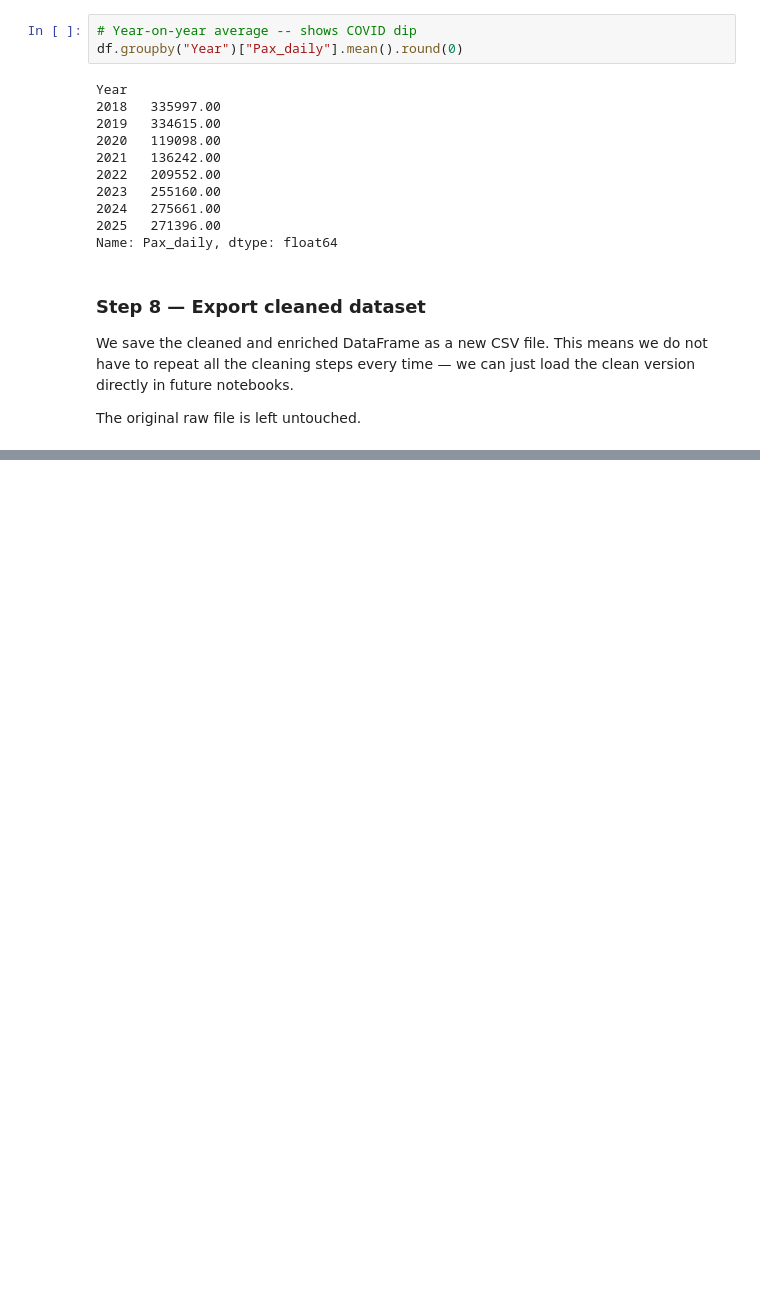
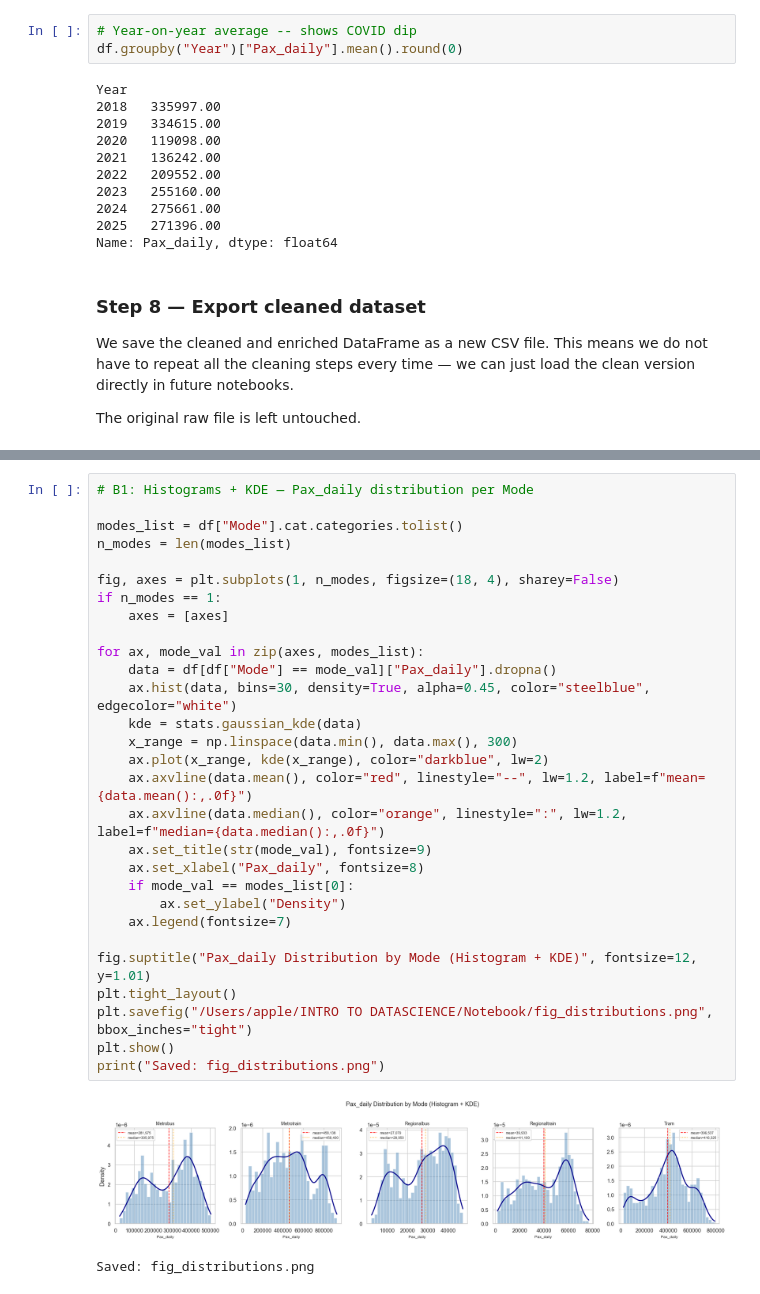
Before and after one commit to ShubhanjanR/Intro-to-data-science, a Jupyter notebook: Ausville_Notebook.ipynb, the cells around one changed output, grey strips where cells are left out. Drawn from its saved outputs; the diff is of its cells as text; blank space fills up the shorter version.

```diff
--- a/Ausville_Notebook.ipynb
+++ b/Ausville_Notebook.ipynb
@@ -314,0 +653,32 @@ Final shape: (4300, 11)
+# %%
+# B1: Histograms + KDE — Pax_daily distribution per Mode
+
+modes_list = df["Mode"].cat.categories.tolist()
+n_modes = len(modes_list)
+
+fig, axes = plt.subplots(1, n_modes, figsize=(18, 4), sharey=False)
+if n_modes == 1:
+    axes = [axes]
+
+for ax, mode_val in zip(axes, modes_list):
+    data = df[df["Mode"] == mode_val]["Pax_daily"].dropna()
+    ax.hist(data, bins=30, density=True, alpha=0.45, color="steelblue", edgecolor="white")
+    kde = stats.gaussian_kde(data)
+    x_range = np.linspace(data.min(), data.max(), 300)
+    ax.plot(x_range, kde(x_range), color="darkblue", lw=2)
+    ax.axvline(data.mean(), color="red", linestyle="--", lw=1.2, label=f"mean={data.mean():,.0f}")
+    ax.axvline(data.median(), color="orange", linestyle=":", lw=1.2, label=f"median={data.median():,.0f}")
+    ax.set_title(str(mode_val), fontsize=9)
+    ax.set_xlabel("Pax_daily", fontsize=8)
+    if mode_val == modes_list[0]:
+        ax.set_ylabel("Density")
+    ax.legend(fontsize=7)
+
+fig.suptitle("Pax_daily Distribution by Mode (Histogram + KDE)", fontsize=12, y=1.01)
+plt.tight_layout()
+plt.savefig("/Users/apple/INTRO TO DATASCIENCE/Notebook/fig_distributions.png", bbox_inches="tight")
+plt.show()
+print("Saved: fig_distributions.png")
+# %% [output]
+[figure, added]
+Saved: fig_distributions.png
```
Also changed, not shown: parts of 27 cells of this notebook.
